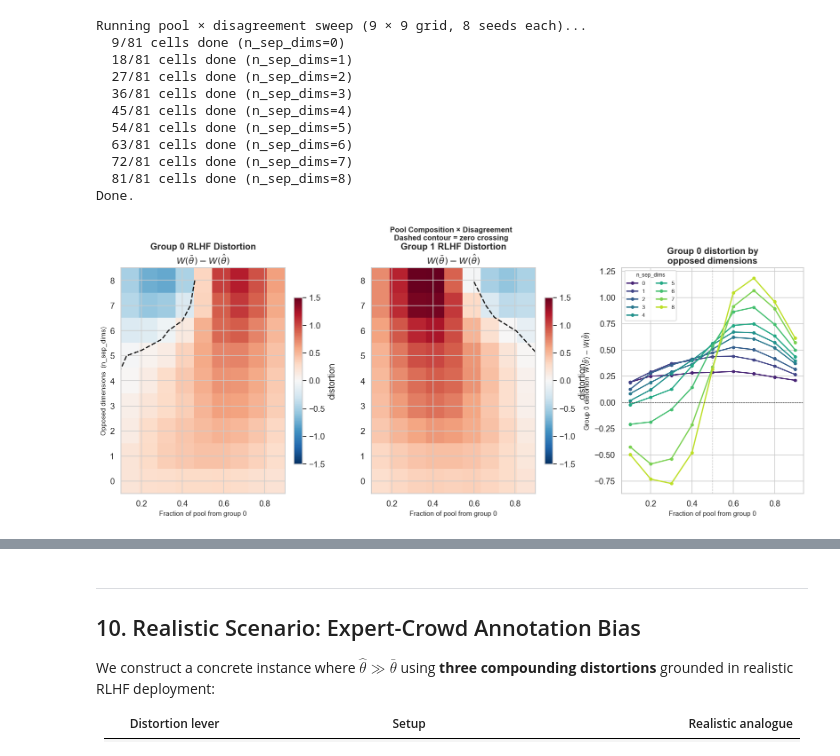
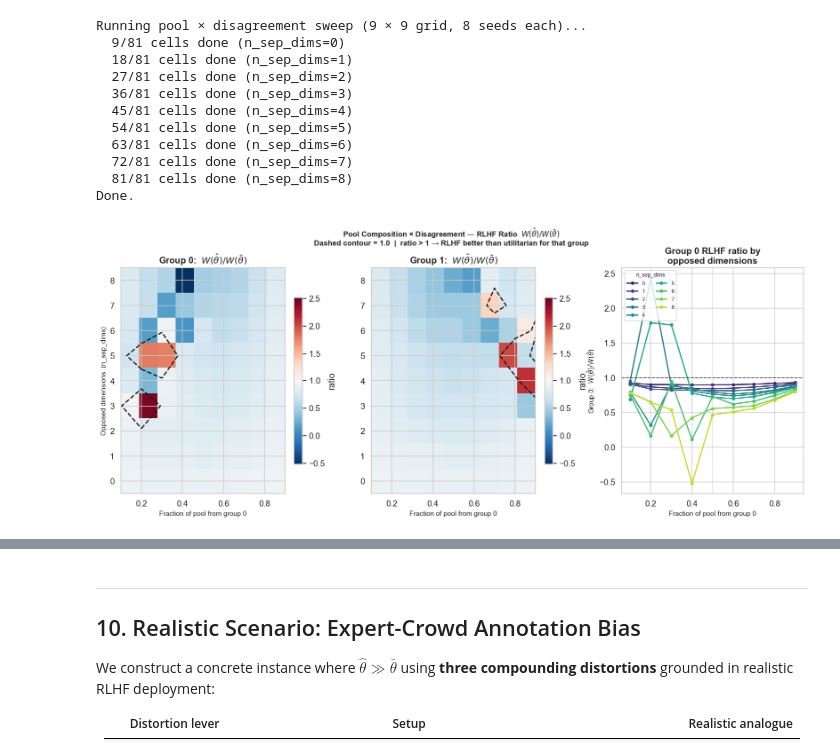
Before and after one commit to michelleeesi/hiddenstructure, a Jupyter notebook: rlhf_distortion_sim.ipynb, the cells around one changed output, grey strips where cells are left out. Cells and saved outputs as stored; diff of their text form; code cells hidden in the pictures.

```diff
--- a/rlhf_distortion_sim.ipynb
+++ b/rlhf_distortion_sim.ipynb
@@ -1088,5 +1102,5 @@ Done.
 # %%
-# ── Who Bears the Total Loss?  W* − W(θ̂)  2×2 panel ──────────────────────
+# ── Total Efficiency Ratio  W(θ̂)/W*  2×2 panel ──────────────────────────
 fig, axes = plt.subplots(2, 2, figsize=(14, 10))
 
 c0, c1 = colors[0], colors[1]
@@ -1111,25 +1125,24 @@ panels = [
 
 for ax, (df, xcol, xlabel, title) in zip(axes.ravel(), panels):
     x = df[xcol]
-    m0, s0 = df["total_loss_g0_mean"], df["total_loss_g0_se"]
-    m1, s1 = df["total_loss_g1_mean"], df["total_loss_g1_se"]
+    m0, s0 = df["total_ratio_g0_mean"], df["total_ratio_g0_se"]
+    m1, s1 = df["total_ratio_g1_mean"], df["total_ratio_g1_se"]
     ax.plot(x, m0, 'o-', color=c0, linewidth=2.2, label="Group 0")
     ax.fill_between(x, m0 - s0, m0 + s0, alpha=0.20, color=c0)
     ax.plot(x, m1, 's-', color=c1, linewidth=2.2, label="Group 1")
     ax.fill_between(x, m1 - s1, m1 + s1, alpha=0.20, color=c1)
-    ax.fill_between(x, m0, m1, alpha=0.08, color='gray')
-    ax.axhline(0, color='k', linewidth=0.8, linestyle=':')
+    ax.axhline(1.0, color='k', linewidth=1.2, linestyle='--', alpha=0.7, label="Ratio = 1")
     if xcol in ("group0_train_frac", "group0_pool_frac"):
         ax.axvline(0.5, color='gray', linewidth=0.8, linestyle='--', alpha=0.5,
                    label="Equal split")
     ax.set_xlabel(xlabel, fontsize=9)
-    ax.set_ylabel(r"$W^* - W(\hat{\theta})$  (total loss)", fontsize=9)
+    ax.set_ylabel(r"$W(\hat{\theta}) \,/\, W^*$  (total efficiency)", fontsize=9)
     ax.set_title(title, fontweight='bold')
-    ax.legend(fontsize=9)
+    ax.legend(fontsize=8)
 
 plt.suptitle(
-    r"Who Bears the Total Loss?  $W^* - W(\hat{\theta})$  (ideal − RLHF)"
-    "\nk=8, 4 opposed dims, 10 seeds ± 1 SE",
+    r"Total Efficiency Ratio  $W(\hat{\theta}) / W^*$  (RLHF / ideal)"
+    "\nk=8, 4 opposed dims, 10 seeds ± 1 SE  |  1.0 = RLHF achieves ideal",
     fontweight='bold', fontsize=12, y=1.01)
 plt.tight_layout()
 plt.show()
@@ -1534,60 +1697,59 @@ def _pivot(col):
             .pivot(index="n_sep_dims", columns="group0_pool_frac", values=col)
             .reindex(index=sep_dims, columns=fracs))
 
-g0_mat = _pivot("distortion_g0_mean").values
-g1_mat = _pivot("distortion_g1_mean").values
+g0_mat = _pivot("rlhf_ratio_g0_mean").values
+g1_mat = _pivot("rlhf_ratio_g1_mean").values
 
-vmax = max(np.abs(g0_mat).max(), np.abs(g1_mat).max())
-cmap = "RdBu_r"  # red = positive distortion (RLHF worse), blue = negative (RLHF better)
+# Diverging colormap centered at 1.0
+vdiff = max(np.abs(g0_mat - 1).max(), np.abs(g1_mat - 1).max())
+cmap = "RdBu_r"  # red > 1 (RLHF better), blue < 1 (RLHF worse)
 
-# ── Panel 1: Group 0 distortion heatmap ──────────────────────────────────
+# ── Panel 1: Group 0 RLHF ratio heatmap ─────────────────────────────────
 ax0 = fig.add_subplot(gs[0])
 im0 = ax0.imshow(g0_mat, aspect="auto", origin="lower",
-                  cmap=cmap, vmin=-vmax, vmax=vmax,
+                  cmap=cmap, vmin=1-vdiff, vmax=1+vdiff,
                   extent=[fracs[0], fracs[-1], sep_dims[0] - 0.5, sep_dims[-1] + 0.5])
 ax0.contour(np.array(fracs), np.array(sep_dims), g0_mat,
-            levels=[0], colors='k', linewidths=1.8, linestyles='--')
+            levels=[1.0], colors='k', linewidths=1.8, linestyles='--')
 ax0.set_xlabel("Fraction of pool from group 0", fontsize=10)
 ax0.set_ylabel("Opposed dimensions  (n_sep_dims)", fontsize=10)
-ax0.set_title("Group 0 RLHF Distortion\n" r"$W(\bar\theta) - W(\hat\theta)$",
-              fontweight="bold")
+ax0.set_title(r"Group 0:  $W(\hat\theta) / W(\bar\theta)$", fontweight="bold")
 ax0.set_yticks(sep_dims)
-plt.colorbar(im0, ax=ax0, fraction=0.046, label="distortion")
+plt.colorbar(im0, ax=ax0, fraction=0.046, label="ratio")
 
-# ── Panel 2: Group 1 distortion heatmap ──────────────────────────────────
+# ── Panel 2: Group 1 RLHF ratio heatmap ─────────────────────────────────
 ax1 = fig.add_subplot(gs[1])
 im1 = ax1.imshow(g1_mat, aspect="auto", origin="lower",
-                  cmap=cmap, vmin=-vmax, vmax=vmax,
+                  cmap=cmap, vmin=1-vdiff, vmax=1+vdiff,
                   extent=[fracs[0], fracs[-1], sep_dims[0] - 0.5, sep_dims[-1] + 0.5])
 ax1.contour(np.array(fracs), np.array(sep_dims), g1_mat,
-            levels=[0], colors='k', linewidths=1.8, linestyles='--')
+            levels=[1.0], colors='k', linewidths=1.8, linestyles='--')
 ax1.set_xlabel("Fraction of pool from group 0", fontsize=10)
-ax1.set_title("Group 1 RLHF Distortion\n" r"$W(\bar\theta) - W(\hat\theta)$",
-              fontweight="bold")
+ax1.set_title(r"Group 1:  $W(\hat\theta) / W(\bar\theta)$", fontweight="bold")
 ax1.set_yticks(sep_dims)
-plt.colorbar(im1, ax=ax1, fraction=0.046, label="distortion")
+plt.colorbar(im1, ax=ax1, fraction=0.046, label="ratio")
 
-# ── Panel 3: Line plot — group 0 distortion for selected n_sep_dims ───────
+# ── Panel 3: Line plot — group 0 RLHF ratio by n_sep_dims ────────────────
 ax2 = fig.add_subplot(gs[2])
 palette = plt.cm.viridis(np.linspace(0.1, 0.9, len(sep_dims)))
 for nd, color in zip(sep_dims, palette):
     sub = df_pool_disagree[df_pool_disagree.n_sep_dims == nd].sort_values("group0_pool_frac")
-    ax2.plot(sub["group0_pool_frac"], sub["distortion_g0_mean"],
+    ax2.plot(sub["group0_pool_frac"], sub["rlhf_ratio_g0_mean"],
              'o-', color=color, linewidth=1.8, markersize=4, label=f"{nd}")
-ax2.axhline(0, color='k', linewidth=0.8, linestyle=':')
+ax2.axhline(1.0, color='k', linewidth=1.2, linestyle='--', alpha=0.7)
 ax2.axvline(0.5, color='gray', linewidth=0.8, linestyle='--', alpha=0.5)
 ax2.set_xlabel("Fraction of pool from group 0", fontsize=10)
-ax2.set_ylabel(r"Group 0 distortion  $W(\bar\theta) - W(\hat\theta)$", fontsize=10)
-ax2.set_title("Group 0 distortion by\nopposed dimensions", fontweight="bold")
-leg = ax2.legend(title="n_sep_dims", fontsize=8, title_fontsize=8,
-                 loc="upper left", ncol=2)
+ax2.set_ylabel(r"Group 0:  $W(\hat\theta) / W(\bar\theta)$", fontsize=10)
+ax2.set_title("Group 0 RLHF ratio by\nopposed dimensions", fontweight="bold")
+ax2.legend(title="n_sep_dims", fontsize=8, title_fontsize=8,
+           loc="upper left", ncol=2)
 
 plt.suptitle(
-    "Pool Composition × Disagreement\n"
-    "Dashed contour = zero crossing",
+    r"Pool Composition × Disagreement — RLHF Ratio  $W(\hat\theta) / W(\bar\theta)$"
+    "\nDashed contour = 1.0  |  ratio > 1 → RLHF better than utilitarian for that group",
     fontweight="bold", fontsize=11, y=1.02)
 plt.tight_layout()
 plt.show()
 # %% [output]
-[figure, old version]
+[figure, new version]
 # %%
```
Also changed, not shown: parts of 17 cells of this notebook, 3 other files.
